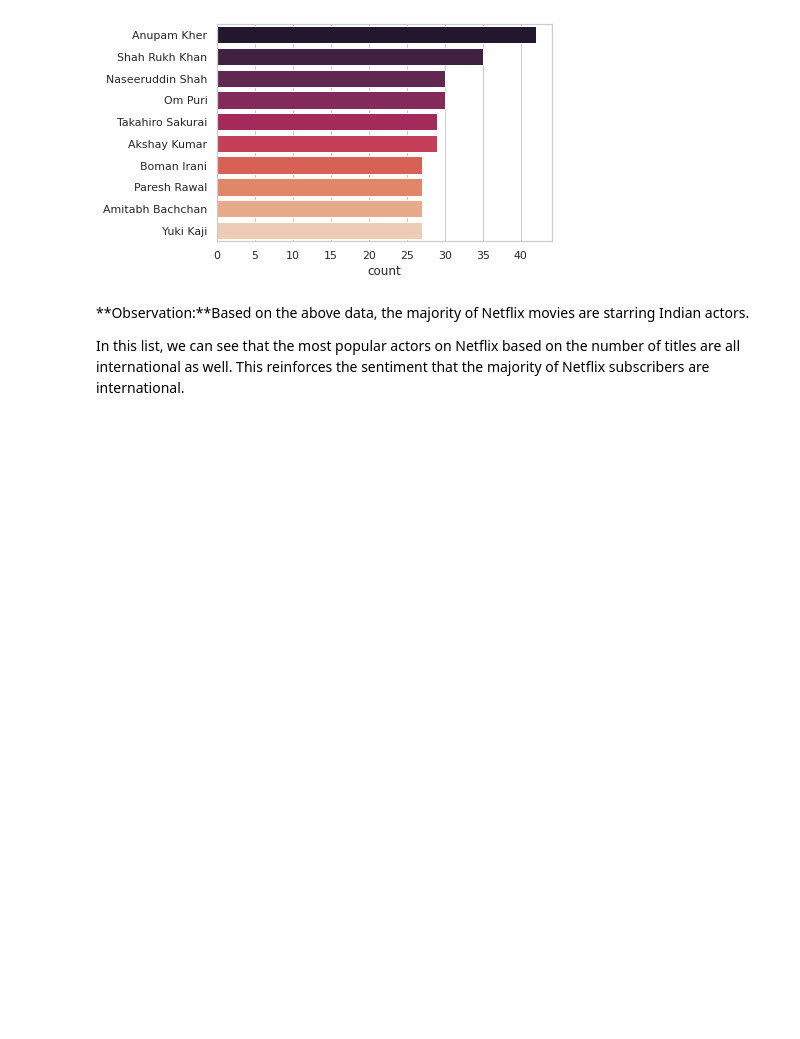
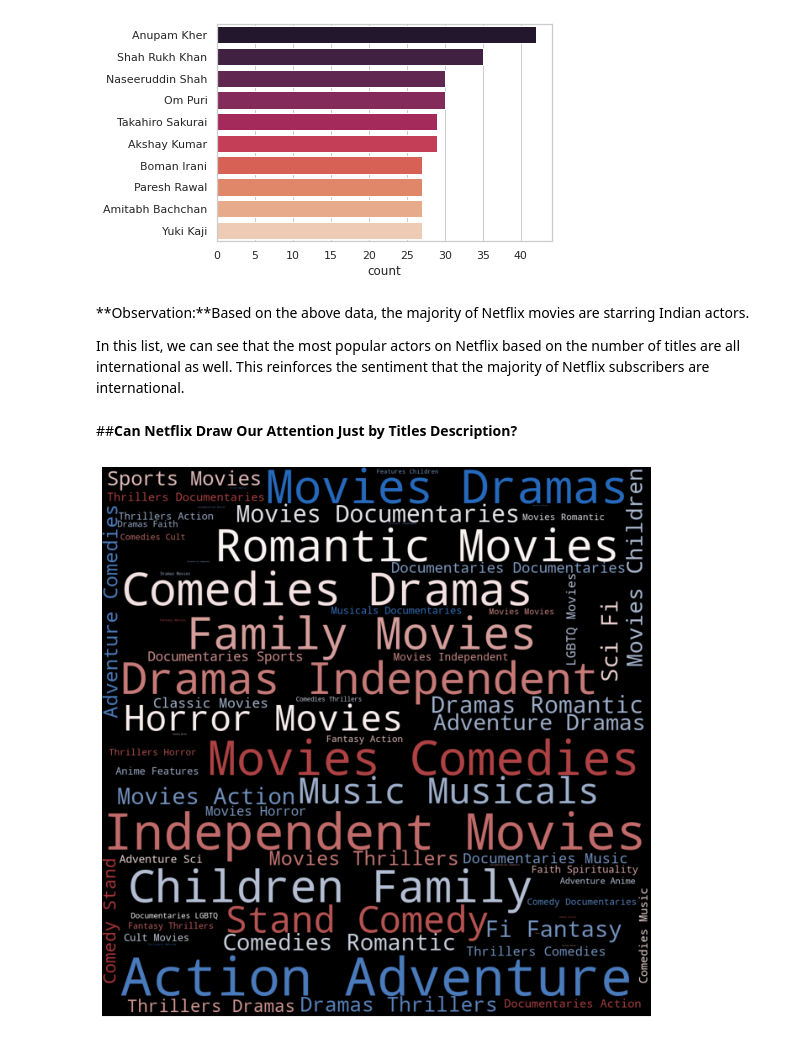
Before and after one commit to Harisha-AlmaBetter/NETFLIX-MOVIES-AND-TV-SHOWS-CLUSTERING, a Jupyter notebook: NETFLIX_MOVIES_AND_TV_SHOWS_CLUSTERING.ipynb, the cells around one changed output. Saved outputs shown, nothing was run; the diff lists cells and outputs as text; code cells hidden in the pictures; blank space fills up the shorter version.

```diff
--- a/NETFLIX_MOVIES_AND_TV_SHOWS_CLUSTERING.ipynb
+++ b/NETFLIX_MOVIES_AND_TV_SHOWS_CLUSTERING.ipynb
@@ -999,3 +981,17 @@ plt.show()
 **Observation:**Based on the above data, the majority of Netflix movies are starring Indian actors.
 
 In this list, we can see that the most popular actors on Netflix based on the number of titles are all international as well. This reinforces the sentiment that the majority of Netflix subscribers are international.
+# %% [markdown]
+##<B>Can Netflix Draw Our Attention Just by Titles Description?
+# %%
+from wordcloud import WordCloud, STOPWORDS
+
+text = ' '.join(nf_movies['genres'])
+
+plt.rcParams['figure.figsize'] = (12,12)
+wordcloud = WordCloud(background_color = 'black',colormap='vlag', width = 1200,  height = 1200, max_words = 121).generate(text)
+plt.imshow(wordcloud)
+plt.axis('off')
+plt.show()
+# %% [output]
+[figure, added]
```
Also changed, not shown: parts of 14 cells of this notebook.
